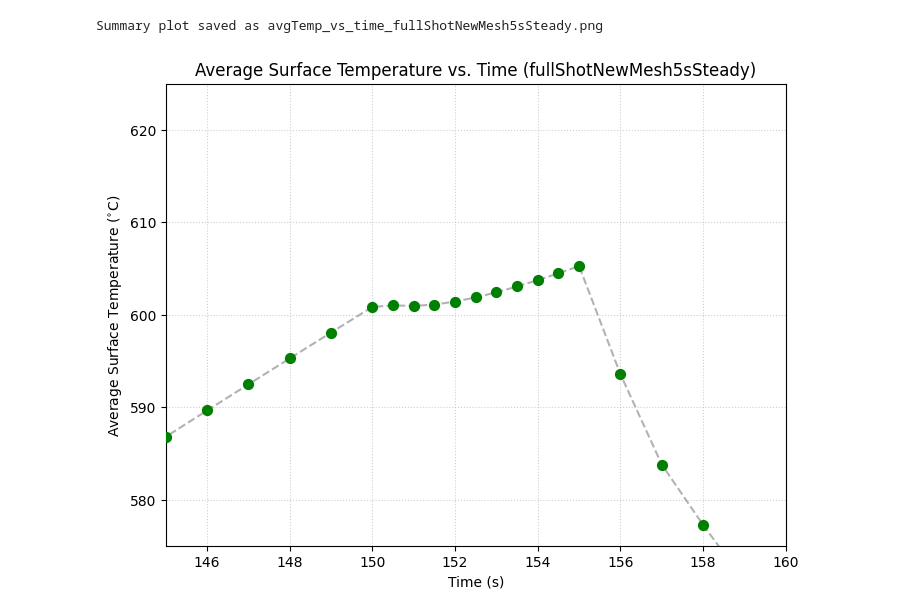
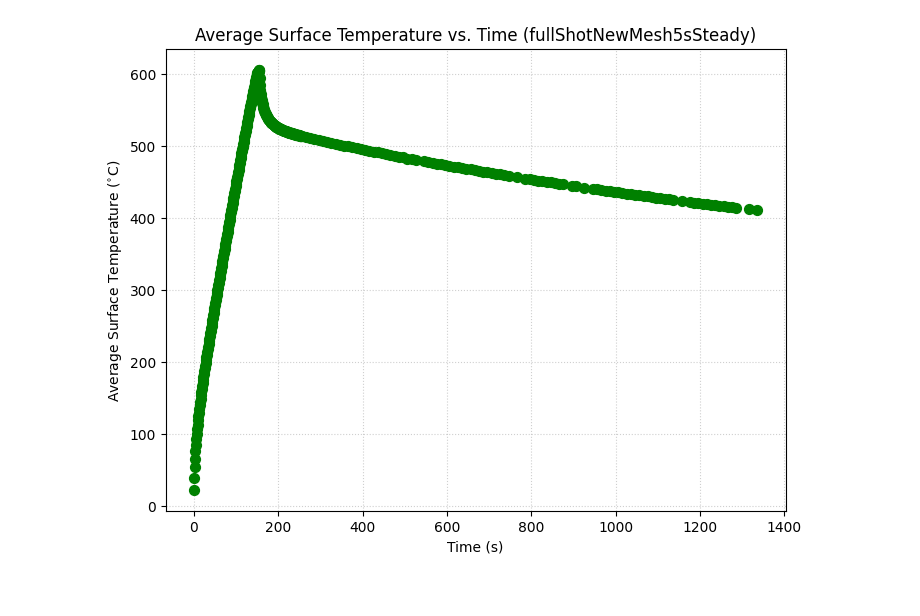
Before and after one commit to collinFitzpatrick/lithiumEvapSim, a Jupyter notebook: lithiumEvapSim.ipynb, the cells around one changed output. Drawn from its saved outputs; the diff is of its cells as text; code cells hidden in the pictures.

```diff
--- a/lithiumEvapSim.ipynb
+++ b/lithiumEvapSim.ipynb
@@ -28,24 +0,0 @@ data_files = glob.glob(file_pattern)
-# %%
-# from M. Parsons vapor_pressure.py
-
-def P_vapor(T):
-    # T [K]
-    # P [Pa]
-    return 10**(12.4037 - 8283.1/T - 0.7081*np.log10(T))
-
-
-def G_max(T):
-    # T [K]
-    # G [uc]
-
-    R = 8.3145 # [J/mol-K]
-    g = 10 # [m/s^2]
-    pi = 3.141593
-    M = 6.941 # [g/mol]
-
-    #uc = 1 # [kg/m^2/s]
-    #uc = 360 # [g/cm^2/hour]
-    #uc = 0.1 # convert to [g/cm^2/s]
-    uc = 0.1 * (6.022e23 / 6.941) # [1/cm^2/s]
-
-    return P_vapor(T) / (g * np.sqrt(2*pi*R*T/M)) * uc
@@ -228,21 +157,17 @@ Summary plot saved as evap_vs_time_summary_fullShotNewMesh5sSteady_faceNodesRigh
 # %%
 plt.figure(figsize=(8, 6))
-plt.scatter(times, summary_temps, color='green', s=50, zorder=3)
+plt.scatter(sorted_times, sorted_temps, color='green', s=50, zorder=3)
 
-plt.plot(np.array(times)[sort_idx], np.array(summary_temps)[sort_idx],
-        linestyle='--', color='gray', alpha=0.6)
 
 plt.title(f"Average Surface Temperature vs. Time ({name_tag})")
 plt.xlabel("Time (s)")
 plt.ylabel(r"Average Surface Temperature ($^{\circ}$C)")
-plt.xlim(145, 160)
-plt.ylim(575, 625)
+
 plt.grid(True, linestyle=':', alpha=0.6)
-if saveFigures:
+plt.show()
+if save_figures:
         summary_save_name = f'avgTemp_vs_time_{name_tag}.png'
-        plt.savefig(summary_save_name, dpi=300, bbox_inches='tight')
+        plt.savefig(f"plots/{summary_save_name}", dpi=300, bbox_inches='tight')
         print(f"Summary plot saved as {summary_save_name}")
-plt.show()
 # %% [output]
-Summary plot saved as avgTemp_vs_time_fullShotNewMesh5sSteady.png
-[figure, old version]
+[figure, new version]
```
Also changed, not shown: parts of 20 cells of this notebook, 4 other files.
